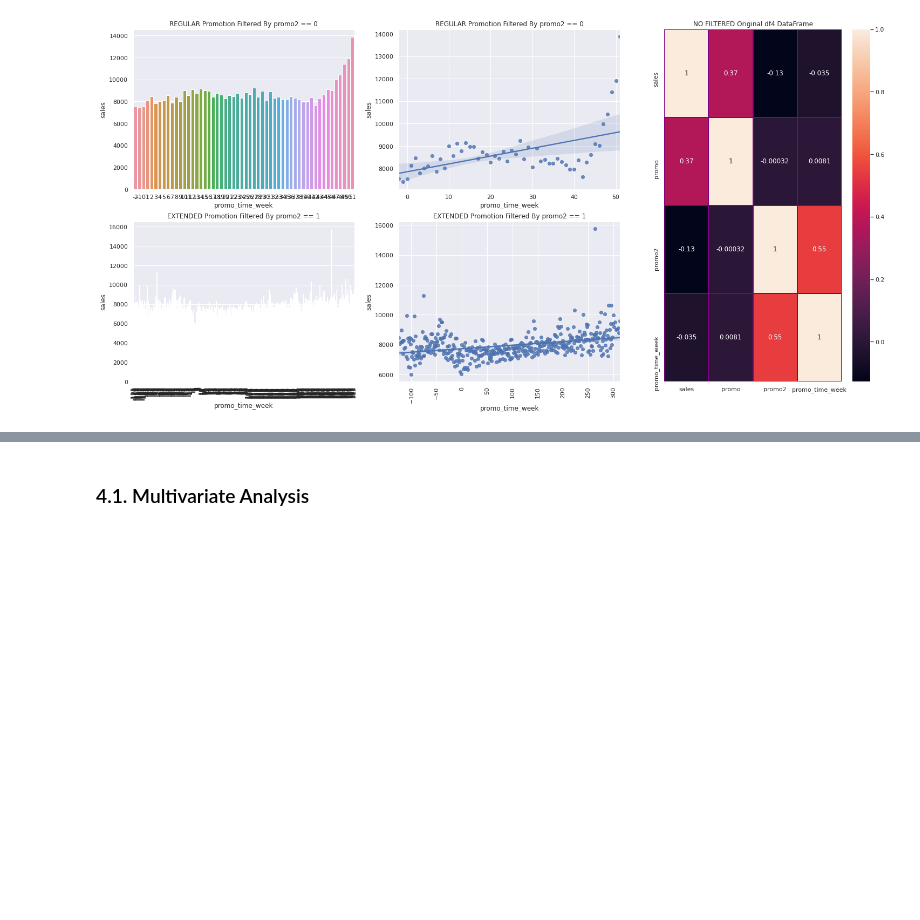
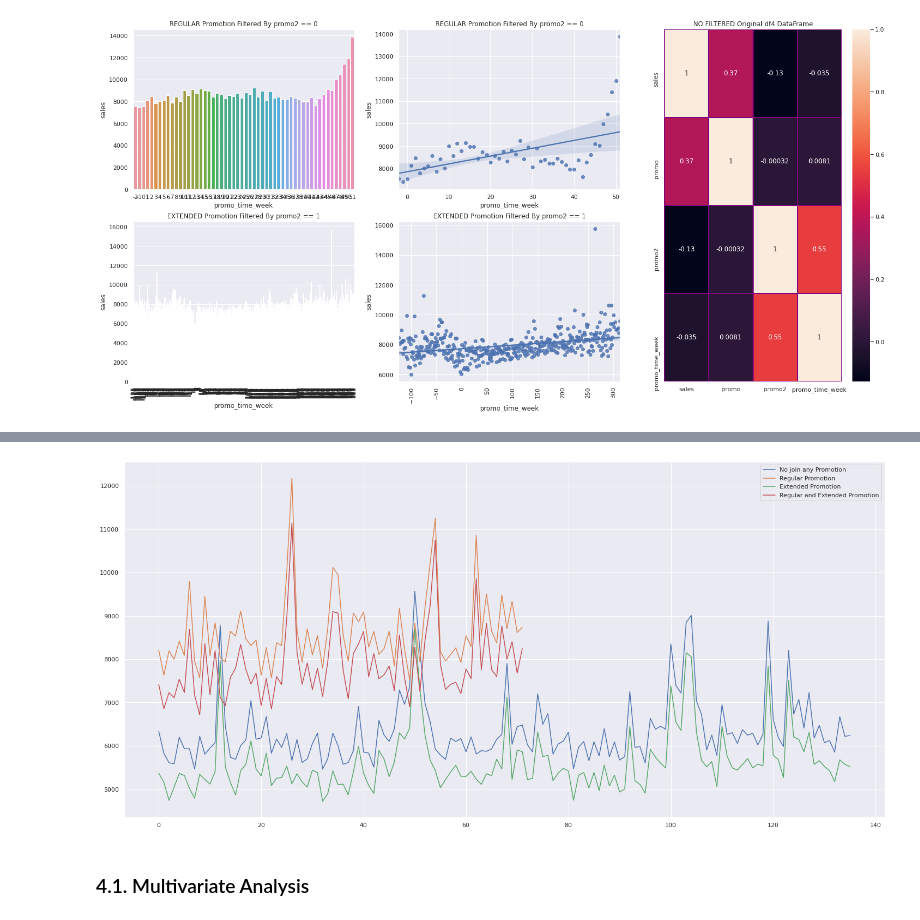
Before and after one commit to diegopmayer/rossman_sales_forecast, a Jupyter notebook: exploratory_data_analysis.ipynb, the cells around one changed output, grey strips where cells are left out. Drawn from its saved outputs; the diff is of its cells as text; code cells hidden in the pictures; blank space fills up the shorter version.

```diff
--- a/exploratory_data_analysis.ipynb
+++ b/exploratory_data_analysis.ipynb
@@ -963,2 +985,18 @@ sns.heatmap(df4[['sales', 'promo', 'promo2', 'promo_time_week']].corr(),
+# %%
+no_promo = df4[['year_week', 'sales']][(df4['promo'] == 0) & (df4['promo2'] == 0)].groupby('year_week').mean().reset_index()
+ax = no_promo.plot();
+
+regular_promo = df4[['year_week', 'sales']][(df4['promo'] == 1) & (df4['promo2'] == 0)].groupby('year_week').mean().reset_index()
+regular_promo.plot(ax=ax);
+
+extended_promo = df4[['year_week', 'sales']][(df4['promo'] == 0) & (df4['promo2'] == 1)].groupby('year_week').mean().reset_index()
+extended_promo.plot(ax=ax);
+
+regular_extended_promo = df4[['year_week', 'sales']][(df4['promo'] == 1) & (df4['promo2'] == 1)].groupby('year_week').mean().reset_index()
+regular_extended_promo.plot(ax=ax);
+
+plt.legend(labels=['No join any Promotion', 'Regular Promotion', 'Extended Promotion', 'Regular and Extended Promotion']);
+# %% [output]
+[figure, added]
 # %% [markdown]
 ### 4.1. Multivariate Analysis
```
Also changed, not shown: parts of 4 cells of this notebook.
